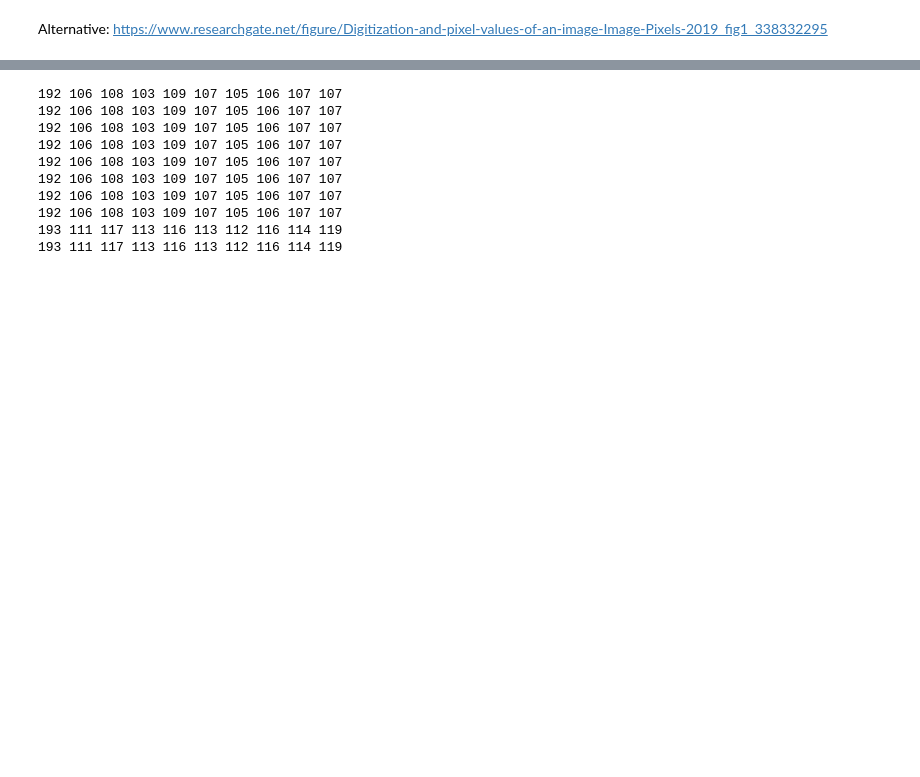
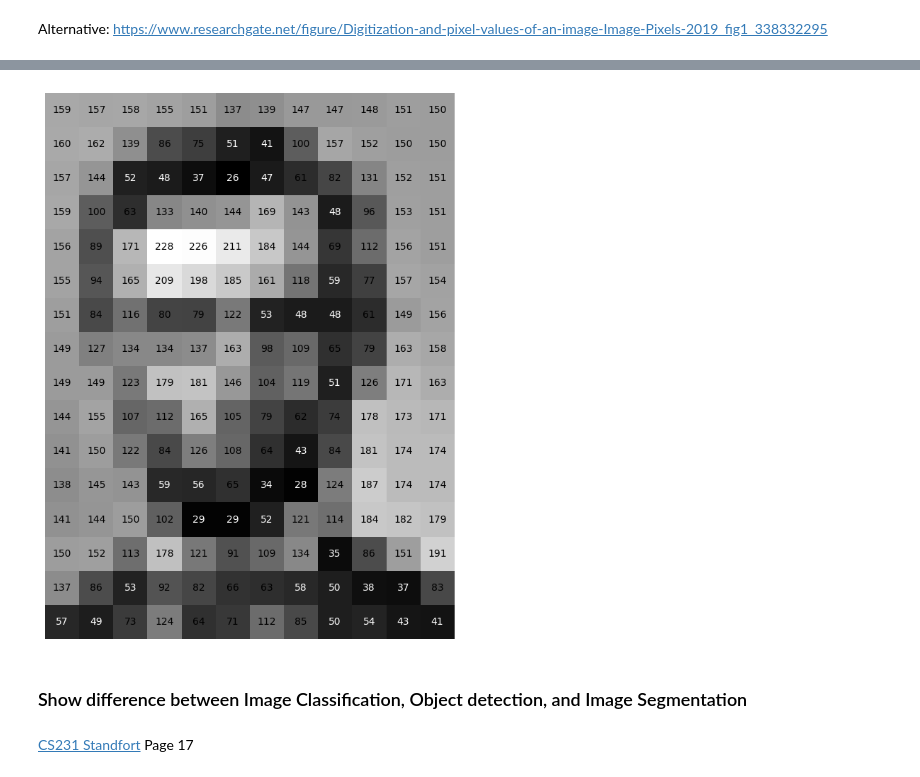
Before and after one commit to Taraman12/Solarpark-detection, a Jupyter notebook: Create_figures_thesis/Introduction_chapter.ipynb, the cells around one changed output, grey strips where cells are left out. Cells and saved outputs as stored; diff of their text form; code cells hidden in the pictures; blank space fills up the shorter version.

Commit message:
created figures, matrix as image, CV tasks

```diff
--- a/Create_figures_thesis/Introduction_chapter.ipynb
+++ b/Create_figures_thesis/Introduction_chapter.ipynb
@@ -144,17 +17,0 @@ def annotate_heatmap(im, data=None, valfmt="{x:.2f}",
-# %%
-from PIL import Image
-
-# Laden des Bildes
-im = Image.open("Abraham-lincoln-low-res.jpg")
-
-# Konvertieren in Graustufen
-im = im.convert('L')
-
-# Extrahieren der Pixelwerte als Matrix
-pixel_matrix = im.load()
-
-# Ausgabe der Pixelwerte für die ersten 10x10 Pixel
-for i in range(10):
-    for j in range(10):
-        print(pixel_matrix[i, j], end=" ")
-    print()
@@ -172,37 +18,19 @@ for i in range(10):
-# %%
-from PIL import Image
-
-# Load the image
-image = Image.open("Abraham-lincoln-low-res.jpg")
-
-# Convert the image to grayscale
-image = image.convert("L")
-
-# Get the size of the image
-width, height = image.size
-
-# Create a matrix of pixel values
-pixel_matrix = [[0 for x in range(width)] for y in range(height)]
-
-# Loop through each pixel and set the corresponding value in the matrix
-for y in range(height):
-    for x in range(width):
-        pixel_value = image.getpixel((x, y))
-        pixel_matrix[y][x] = pixel_value
-
-# Print the first 10x10 values in the matrix
-for y in range(10):
-    for x in range(10):
-        print(pixel_matrix[y][x], end=" ")
-    print()
-# %% [output]
-192 106 108 103 109 107 105 106 107 107
-192 106 108 103 109 107 105 106 107 107
-192 106 108 103 109 107 105 106 107 107
-192 106 108 103 109 107 105 106 107 107
-192 106 108 103 109 107 105 106 107 107
-192 106 108 103 109 107 105 106 107 107
-192 106 108 103 109 107 105 106 107 107
-192 106 108 103 109 107 105 106 107 107
-193 111 117 113 116 113 112 116 114 119
-193 111 117 113 116 113 112 116 114 119
+# %%
+img = Image.open("372px-Abraham_Lincoln_O-77_matte_collodion_print.jpg")
+img = img.convert('L')
+img.thumbnail((20, 20))
+img_matrix = np.array(img)
+img_matrix = img_matrix [:-4, 2:-2]
+
+fig, ax = plt.subplots(figsize=(10, 10))
+plt.imshow(img_matrix , cmap='gray')
+for i in range(img_matrix.shape[0]):
+    for j in range(img_matrix.shape[1]):
+        if img_matrix [i, j] > 60:
+            plt.annotate(str(img_matrix [i, j]), xy=(j, i), ha='center', va='center')
+        else:
+            plt.annotate(str(img_matrix [i, j]), xy=(j, i), ha='center', va='center', color='white')
+plt.axis('off')
+plt.show()
+# %% [output]
+[figure, added]
@@ -208,0 +39,4 @@ for y in range(10):
+# %% [markdown]
+### Show difference between Image Classification, Object detection, and Image Segmentation
+# %% [markdown]
+[CS231 Standfort](http://cs231n.stanford.edu/slides/2017/cs231n_2017_lecture11.pdf) Page 17
```
Also changed, not shown: parts of 26 cells of this notebook.
